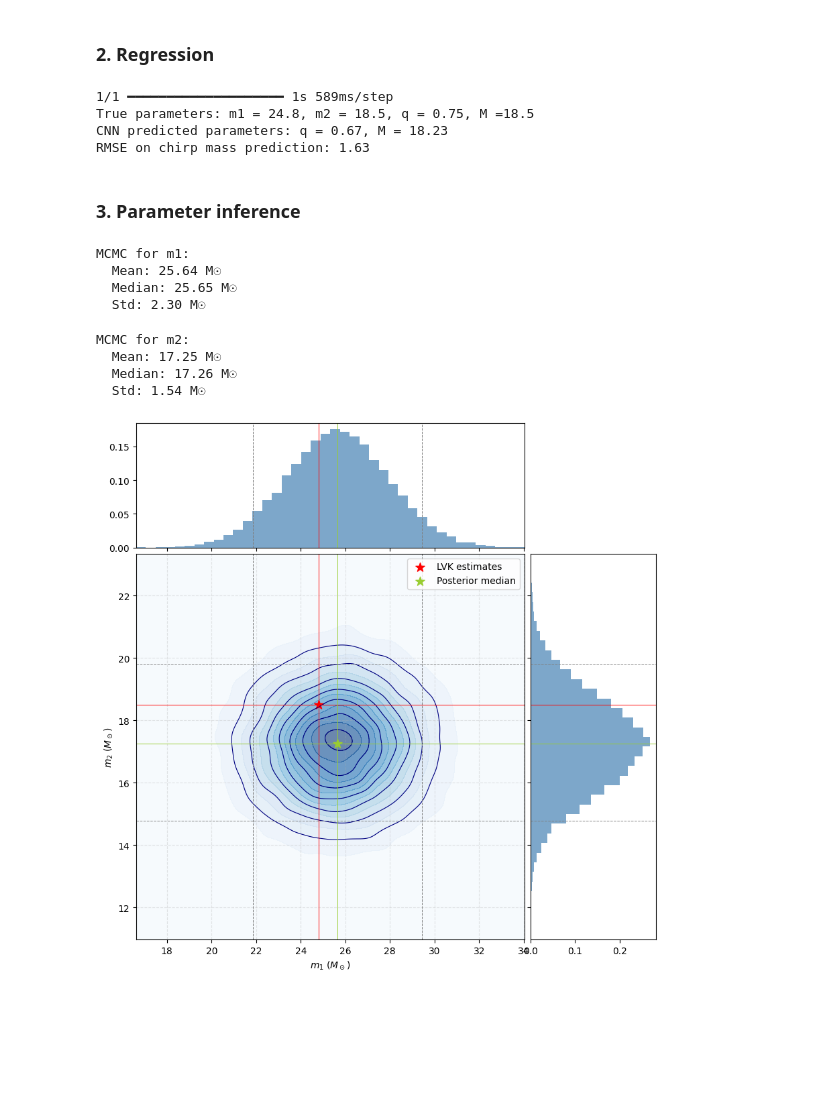
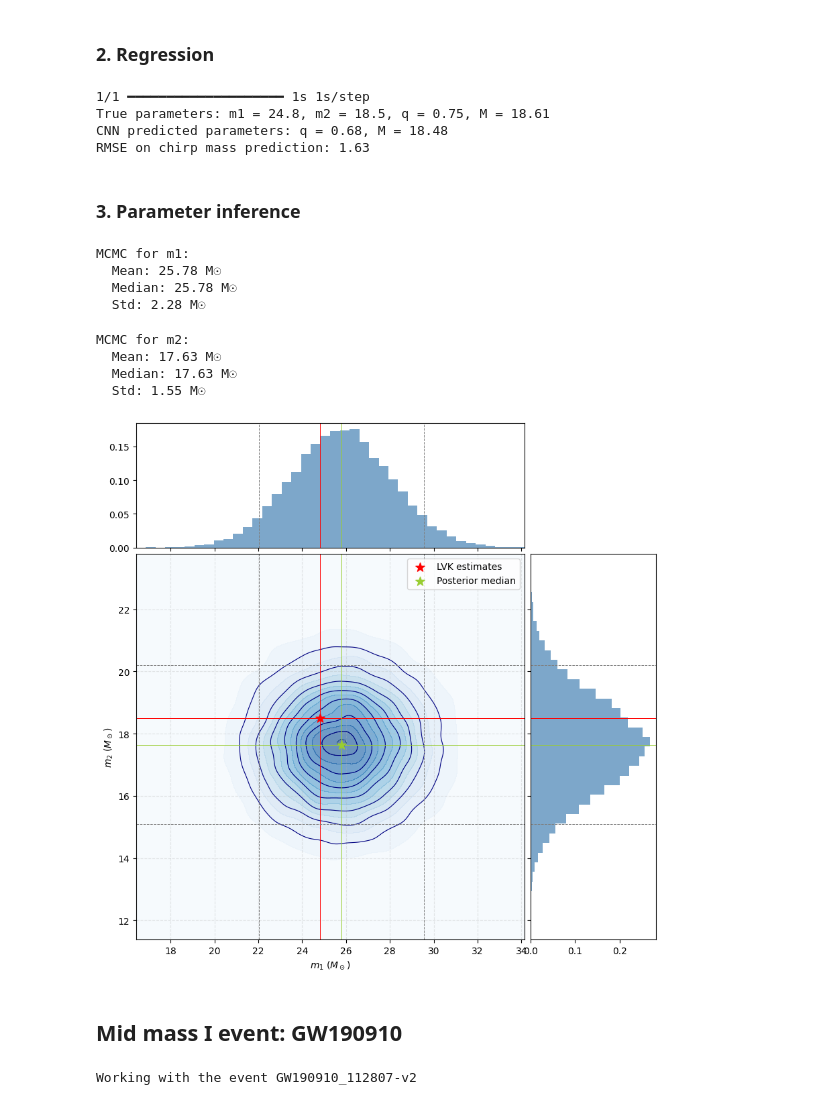
Before and after one commit to gaiavolpi/Thesis, a Jupyter notebook: 5_inference.ipynb, the cells around one changed output. Drawn from its saved outputs; the diff is of its cells as text; code cells hidden in the pictures; blank space fills up the shorter version.

Commit message:
added inference on real data

```diff
--- a/5_inference.ipynb
+++ b/5_inference.ipynb
@@ -388,6 +387,7 @@ We focus on GW190408 event
-# %%
-root_dir = "/home/alberto_sinigaglia/gaia"
-mass_range = 'CNN_low_mass'
-
-data, label = X[4], y[4]
-data = data.reshape((1,6144,1))
+# %%
+with np.load('/home/alberto_sinigaglia/gaia/real_data.npz', allow_pickle=True) as data:
+    X = data["X"]
+    y = data["y"]
+    m_range = data['mass_range']
+    names = data['name']
+    masses = data['m']
@@ -393,0 +396,13 @@ data = data.reshape((1,6144,1))
+# %%
+mass_range = 'CNN_low_mass'
+
+X_low = np.array(X[m_range == 'low_mass'])
+y_low = np.array(y[m_range == 'low_mass'])
+names_low = names[m_range == 'low_mass']
+masses_low = masses[m_range == 'low_mass']
+
+idx = 4
+data = X_low[idx].reshape((1,6144,1))
+y = y_low[idx]
+
+print(f'Working with the event {names_low[idx]}')
@@ -425,11 +437,11 @@ X_test, y_test= X_test[mask], y_test[mask]
 
 _, test_scaler = make_dataset(X_test, y_test, classification=False, batch_size=64, shuffle=False)
 # %%
-m1_LVK = 24.8
-m2_LVK = 18.5
+m1_true = masses_low[idx][0]
+m2_true = masses_low[idx][1]
 
-if m1_LVK < m2_LVK:
-    m1_LVK, m2_LVK = m2_LVK, m1_LVK
+if m1_true < m2_true:
+    m1_true, m2_true = m2_true, m1_true
 
 reg_model_path = f"reg_models/{mass_range}_best_model.keras"
 reg_model = tf.keras.models.load_model(reg_model_path)
@@ -441,28 +453,30 @@ M_cnn = y_pred[0][0]
 q_cnn = y_pred[0][1]
 M_err = 1.63
 
-print(f"True parameters: m1 = {m1_LVK}, m2 = {m2_LVK}, q = {m2_LVK/m1_LVK:.2f}, M =18.5")
+print(f"True parameters: m1 = {m1_true}, m2 = {m2_true}, q = {m2_true/m1_true:.2f}, M = {(m1_true*m2_true)**(3/5)/(m1_true+m2_true)**(1/5):.2f}")
 print(f"CNN predicted parameters: q = {q_cnn:.2f}, M = {M_cnn:.2f}")
 print(f"RMSE on chirp mass prediction: {M_err:.2f}")
 # %% [output]
-1/1 ━━━━━━━━━━━━━━━━━━━━ 1s 589ms/step
-True parameters: m1 = 24.8, m2 = 18.5, q = 0.75, M =18.5
-CNN predicted parameters: q = 0.67, M = 18.23
+1/1 ━━━━━━━━━━━━━━━━━━━━ 1s 1s/step
+True parameters: m1 = 24.8, m2 = 18.5, q = 0.75, M = 18.61
+CNN predicted parameters: q = 0.68, M = 18.48
 RMSE on chirp mass prediction: 1.63
 # %% [markdown]
 ### 3. Parameter inference
 # %%
 m1_chain = MCMC(M_cnn, M_err, q_cnn, 'm1', seed=42)
 m2_chain = MCMC(M_cnn, M_err, q_cnn, 'm2', seed=43)
 
-plot_posteriors(m1_chain, m2_chain, m1_LVK, m2_LVK, synthetic=False)
+plot_posteriors(m1_chain, m2_chain, m1_true, m2_true, synthetic=False)
 # %% [output]
 MCMC for m1:
-  Mean: 25.64 M☉
-  Median: 25.65 M☉
-  Std: 2.30 M☉
+  Mean: 25.78 M☉
+  Median: 25.78 M☉
+  Std: 2.28 M☉
 MCMC for m2:
-  Mean: 17.25 M☉
-  Median: 17.26 M☉
-  Std: 1.54 M☉
+  Mean: 17.63 M☉
+  Median: 17.63 M☉
+  Std: 1.55 M☉
-[figure, old version]
+[figure, new version]
+# %% [markdown]
+## Mid mass I event: GW190910
@@ -468,0 +490,8 @@ MCMC for m2:
+# %%
+idx = 0
+data = X_mid[idx].reshape((1,6144,1))
+y = y_mid[idx]
+
+print(f'Working with the event {names_mid[idx]}')
+# %% [output]
+Working with the event GW190910_112807-v2
```
Also changed, not shown: parts of 11 cells of this notebook, 3 other files.
